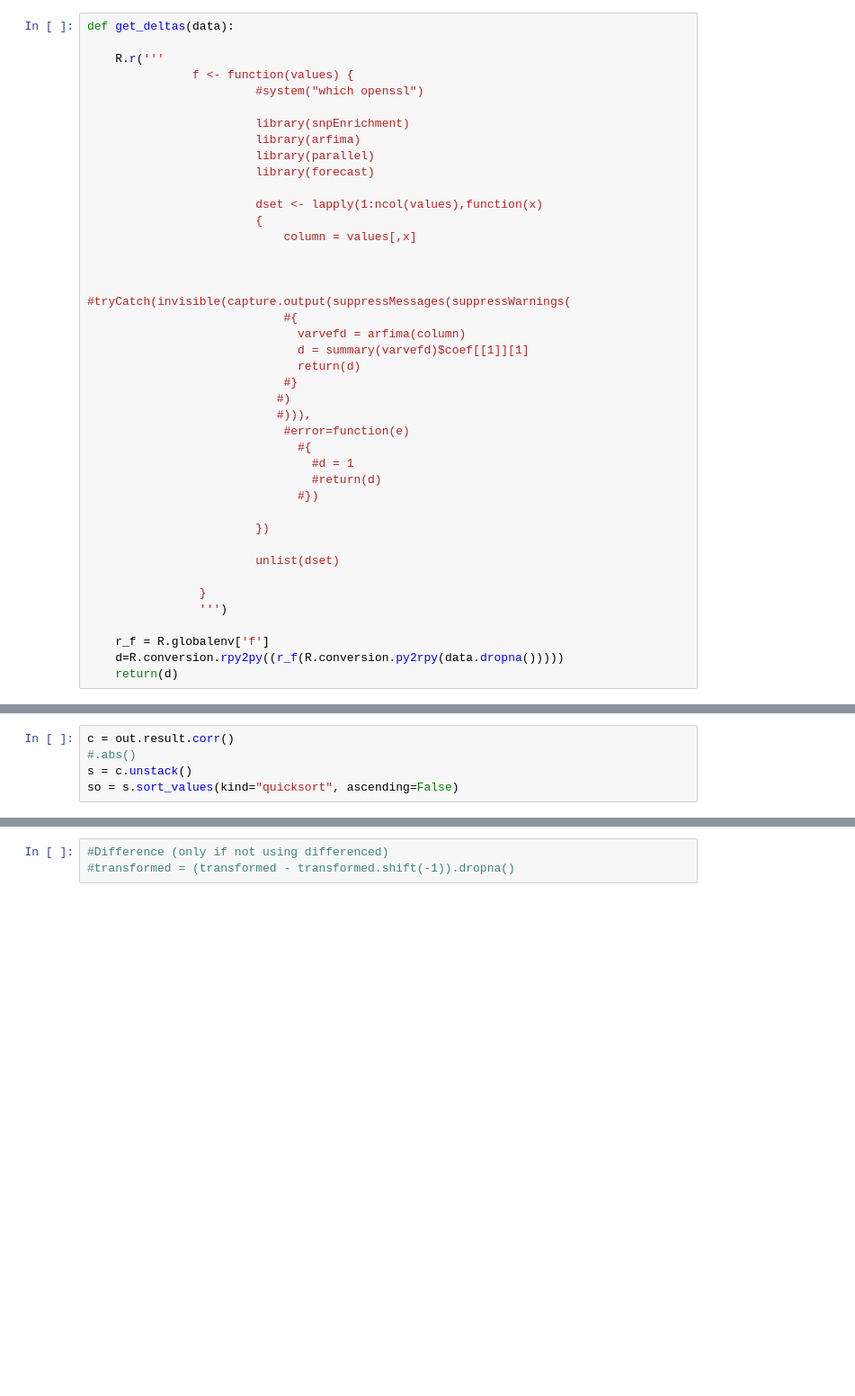
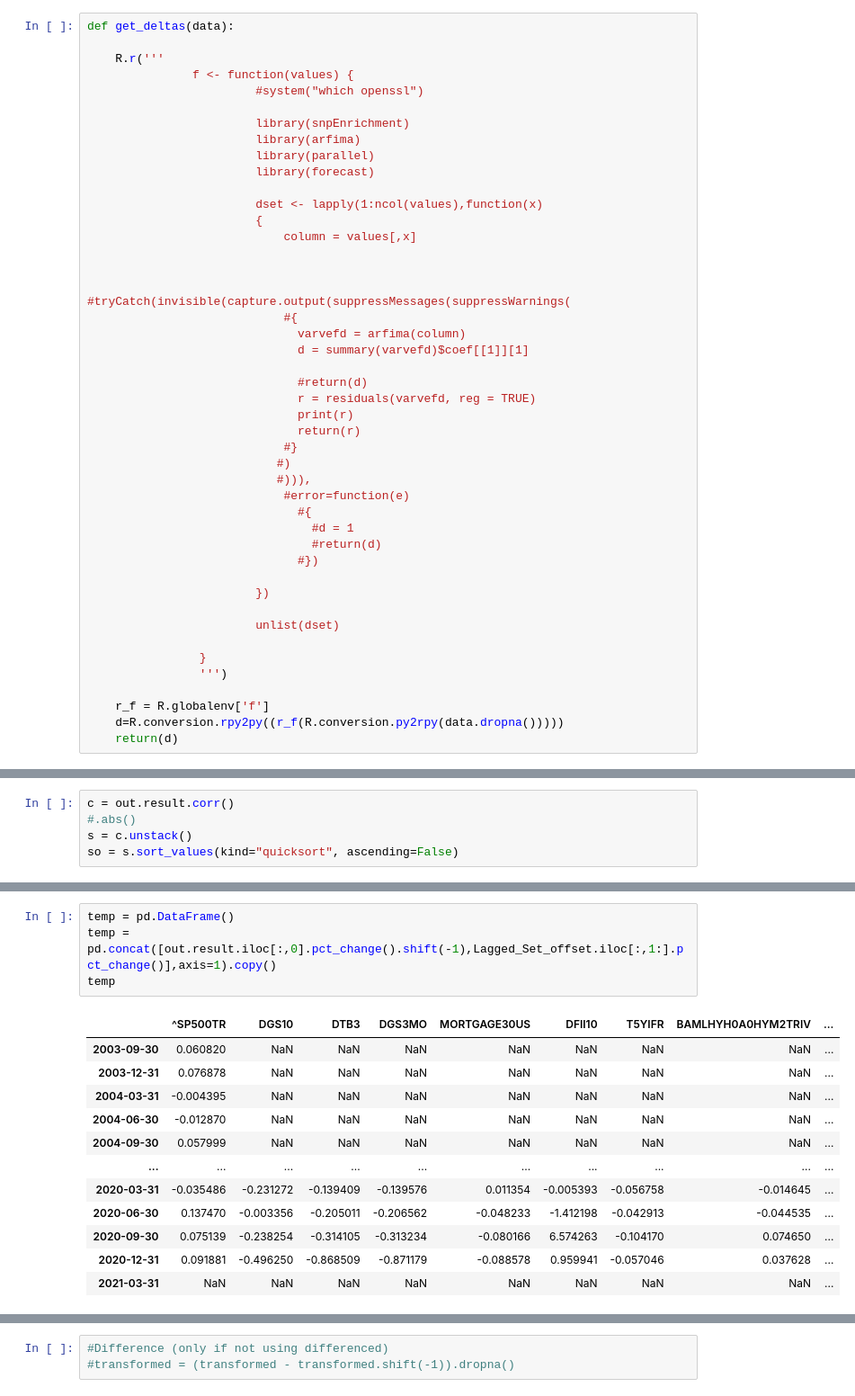
Before and after one commit to webclinic017/Python-Stock-1, a Jupyter notebook: FRED_analysis.ipynb, the cells around one changed output, grey strips where cells are left out. Shown at 90% size. Cells and saved outputs as stored; diff of their text form; blank space fills up the shorter version.

```diff
--- a/FRED_analysis.ipynb
+++ b/FRED_analysis.ipynb
@@ -148,7 +148,11 @@ def get_deltas(data):
                             #{
                               varvefd = arfima(column)
                               d = summary(varvefd)$coef[[1]][1]
-                              return(d)
+
+                              #return(d)
+                              r = residuals(varvefd, reg = TRUE)
+                              print(r)
+                              return(r)
                             #}
                            #)
                            #))),
@@ -461,0 +480,17 @@ Lagged_Differenced_Set.dropna(inplace= True)
+# %%
+temp = pd.DataFrame()
+temp = pd.concat([out.result.iloc[:,0].pct_change().shift(-1),Lagged_Set_offset.iloc[:,1:].pct_change()],axis=1).copy()
+temp
+# %% [output]
+|  | ^SP500TR | DGS10 | DTB3 | DGS3MO | MORTGAGE30US | DFII10 | T5YIFR | BAMLHYH0A0HYM2TRIV | ... |
+| 2003-09-30 | 0.060820 | NaN | NaN | NaN | NaN | NaN | NaN | NaN | ... |
+| 2003-12-31 | 0.076878 | NaN | NaN | NaN | NaN | NaN | NaN | NaN | ... |
+| 2004-03-31 | -0.004395 | NaN | NaN | NaN | NaN | NaN | NaN | NaN | ... |
+| 2004-06-30 | -0.012870 | NaN | NaN | NaN | NaN | NaN | NaN | NaN | ... |
+| 2004-09-30 | 0.057999 | NaN | NaN | NaN | NaN | NaN | NaN | NaN | ... |
+| ... | ... | ... | ... | ... | ... | ... | ... | ... | ... |
+| 2020-03-31 | -0.035486 | -0.231272 | -0.139409 | -0.139576 | 0.011354 | -0.005393 | -0.056758 | -0.014645 | ... |
+| 2020-06-30 | 0.137470 | -0.003356 | -0.205011 | -0.206562 | -0.048233 | -1.412198 | -0.042913 | -0.044535 | ... |
+| 2020-09-30 | 0.075139 | -0.238254 | -0.314105 | -0.313234 | -0.080166 | 6.574263 | -0.104170 | 0.074650 | ... |
+| 2020-12-31 | 0.091881 | -0.496250 | -0.868509 | -0.871179 | -0.088578 | 0.959941 | -0.057046 | 0.037628 | ... |
+| 2021-03-31 | NaN | NaN | NaN | NaN | NaN | NaN | NaN | NaN | ... |
```
Also changed, not shown: parts of 25 cells of this notebook.
